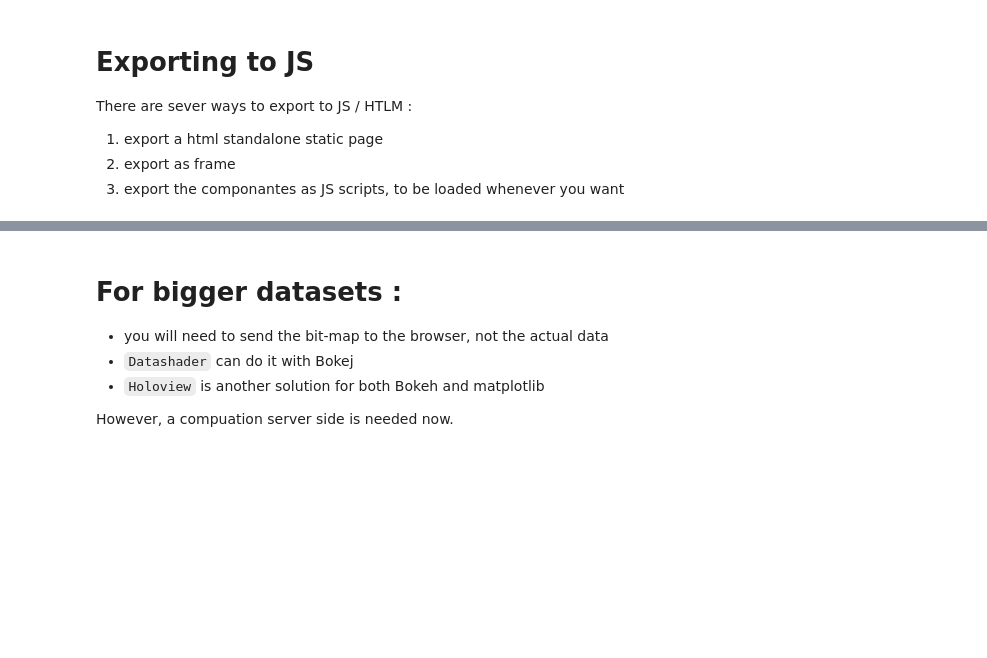
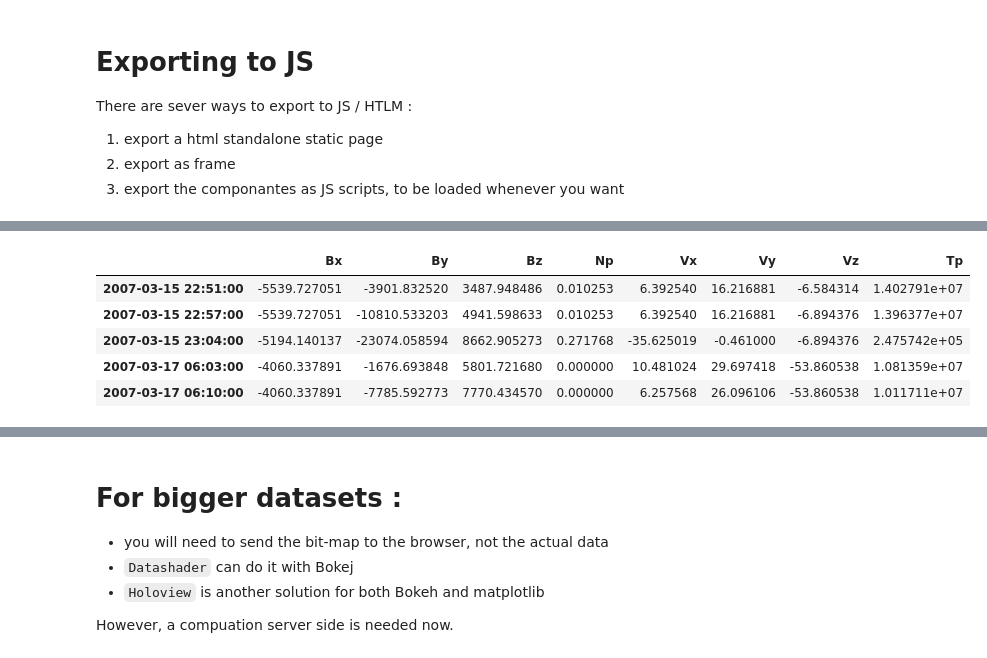
Before and after one commit to antoinetavant/python_interactive_visualisation, a Jupyter notebook: 2_bokeh_timeseries.ipynb, the cells around one changed output, grey strips where cells are left out. Saved outputs shown, nothing was run; the diff lists cells and outputs as text; code cells hidden in the pictures; blank space fills up the shorter version.

```diff
--- a/2_bokeh_timeseries.ipynb
+++ b/2_bokeh_timeseries.ipynb
@@ -116,0 +289,9 @@ There are sever ways to export to JS / HTLM :
+# %%
+dfselected.head()
+# %% [output]
+|  | Bx | By | Bz | Np | Vx | Vy | Vz | Tp |
+| 2007-03-15 22:51:00 | -5539.727051 | -3901.832520 | 3487.948486 | 0.010253 | 6.392540 | 16.216881 | -6.584314 | 1.402791e+07 |
+| 2007-03-15 22:57:00 | -5539.727051 | -10810.533203 | 4941.598633 | 0.010253 | 6.392540 | 16.216881 | -6.894376 | 1.396377e+07 |
+| 2007-03-15 23:04:00 | -5194.140137 | -23074.058594 | 8662.905273 | 0.271768 | -35.625019 | -0.461000 | -6.894376 | 2.475742e+05 |
+| 2007-03-17 06:03:00 | -4060.337891 | -1676.693848 | 5801.721680 | 0.000000 | 10.481024 | 29.697418 | -53.860538 | 1.081359e+07 |
+| 2007-03-17 06:10:00 | -4060.337891 | -7785.592773 | 7770.434570 | 0.000000 | 6.257568 | 26.096106 | -53.860538 | 1.011711e+07 |
```
Also changed, not shown: parts of 23 cells of this notebook, 7 other files.
